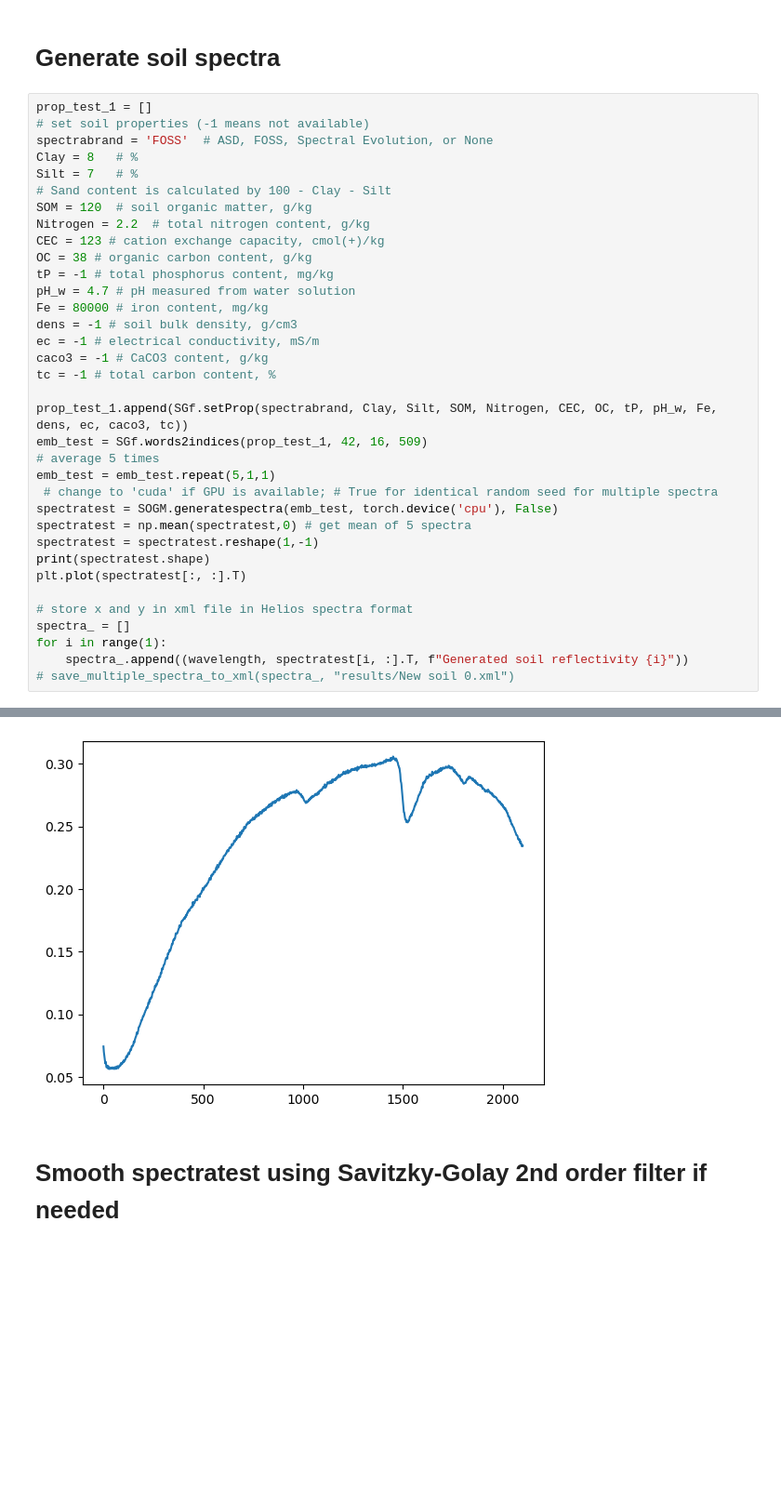
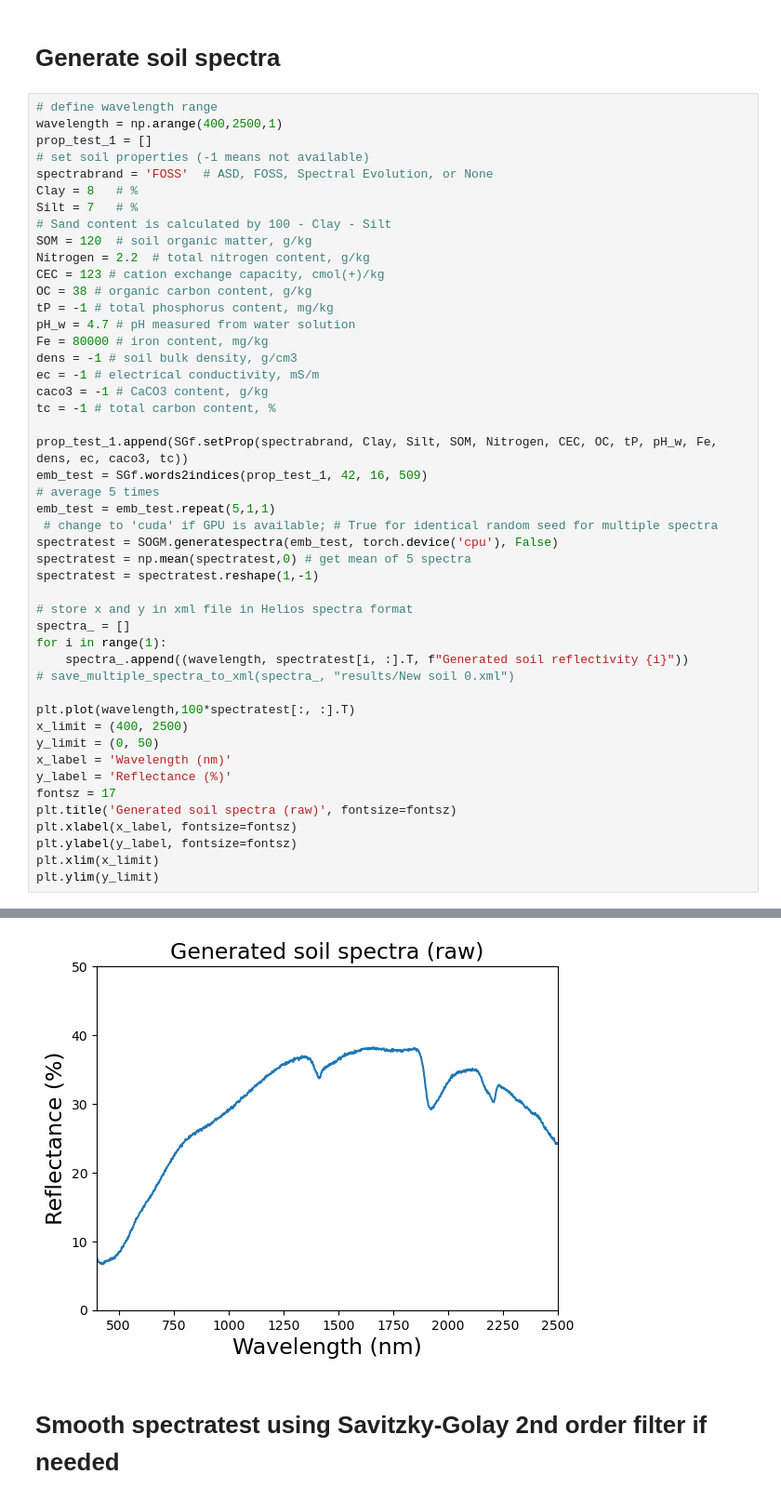
Before and after one commit to GEMINI-Breeding/SOGM_soil_spectra_simulation, a Jupyter notebook: Runtest.ipynb, the cells around one changed output, grey strips where cells are left out. Shown: that part at 93% size. Drawn from its saved outputs; the diff is of its cells as text; blank space fills up the shorter version.

```diff
--- a/Runtest.ipynb
+++ b/Runtest.ipynb
@@ -14,6 +12,8 @@ wavelength = np.arange(400,2500,1)
 # %% [markdown]
 # Generate soil spectra
 # %%
+# define wavelength range
+wavelength = np.arange(400,2500,1)
 prop_test_1 = []
 # set soil properties (-1 means not available)
 spectrabrand = 'FOSS'  # ASD, FOSS, Spectral Evolution, or None
@@ -40,13 +40,23 @@ emb_test = emb_test.repeat(5,1,1)
 spectratest = SOGM.generatespectra(emb_test, torch.device('cpu'), False)
 spectratest = np.mean(spectratest,0) # get mean of 5 spectra
 spectratest = spectratest.reshape(1,-1)
-print(spectratest.shape)
-plt.plot(spectratest[:, :].T)
 
 # store x and y in xml file in Helios spectra format
 spectra_ = []
 for i in range(1):
     spectra_.append((wavelength, spectratest[i, :].T, f"Generated soil reflectivity {i}"))
 # save_multiple_spectra_to_xml(spectra_, "results/New soil 0.xml")
+
+plt.plot(wavelength,100*spectratest[:, :].T)
+x_limit = (400, 2500)
+y_limit = (0, 50)
+x_label = 'Wavelength (nm)'
+y_label = 'Reflectance (%)'
+fontsz = 17
+plt.title('Generated soil spectra (raw)', fontsize=fontsz)
+plt.xlabel(x_label, fontsize=fontsz)
+plt.ylabel(y_label, fontsize=fontsz)
+plt.xlim(x_limit)
+plt.ylim(y_limit)
 # %% [output]
 Warning: residual is not possible
@@ -54,4 +64,4 @@ Warning: residual is not possible
-[figure, old version]
+[figure, new version]
 # %% [markdown]
 # Smooth spectratest using Savitzky-Golay 2nd order filter if needed
 # %%
```
Also changed, not shown: parts of 11 cells of this notebook.
